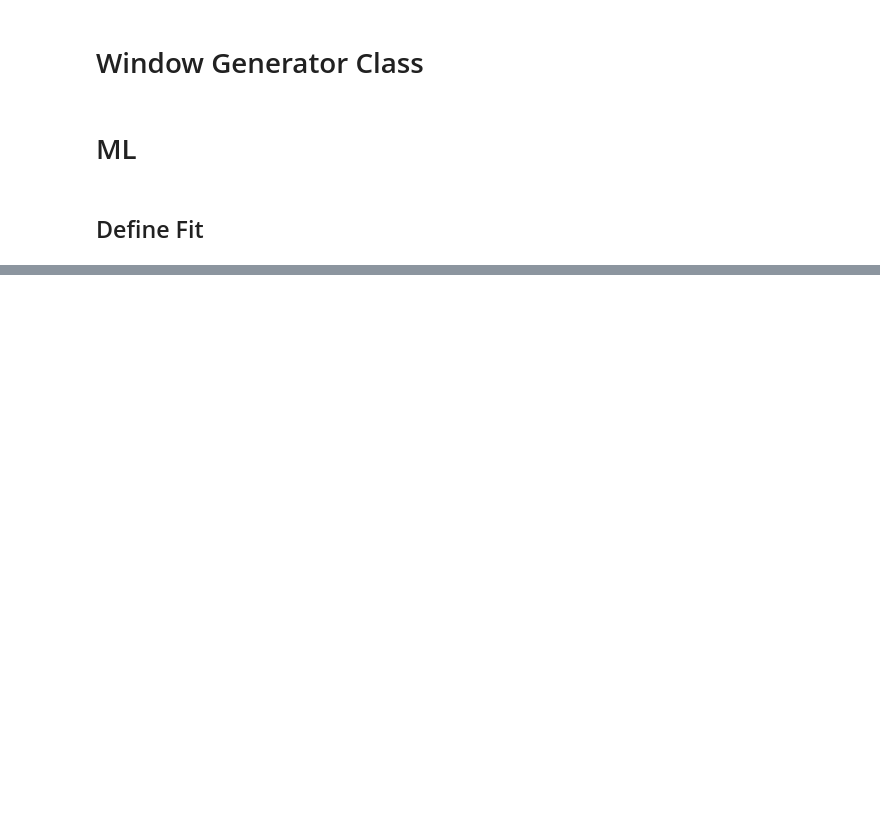
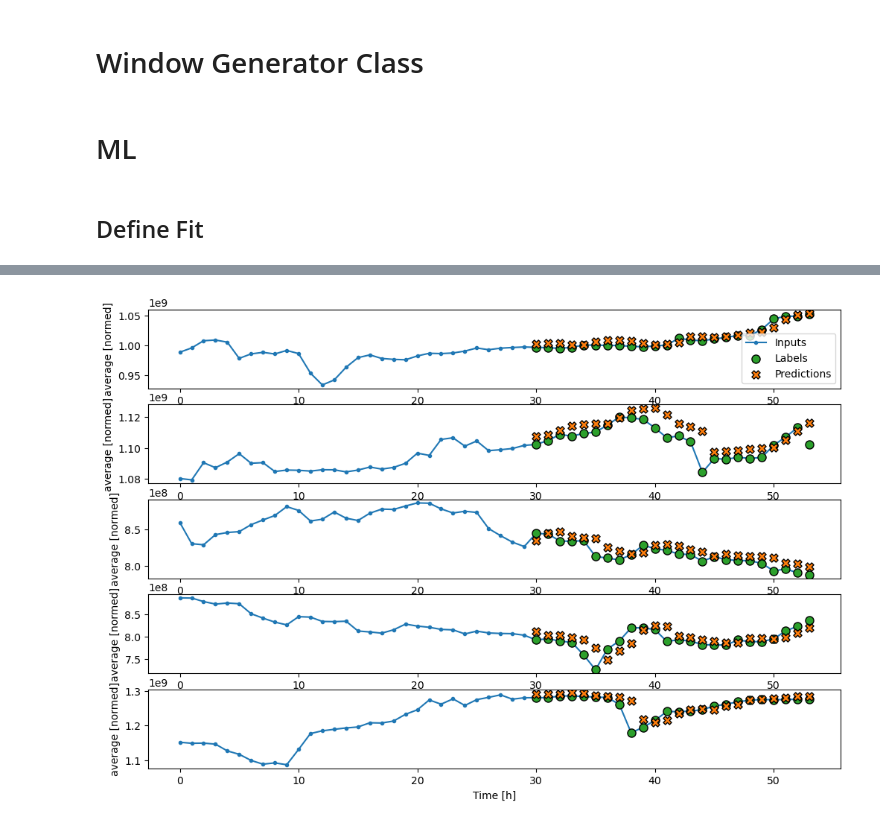
Before and after one commit to Ben10164/CPSC325-OSRS-Project, a Jupyter notebook: Predictor.ipynb, the cells around one changed output, grey strips where cells are left out. Cells and saved outputs as stored; diff of their text form; code cells hidden in the pictures; blank space fills up the shorter version.

```diff
--- a/Predictor.ipynb
+++ b/Predictor.ipynb
@@ -237,0 +319,10 @@ single_step_window
+# %%
+LABEL_WIDTH = 24
+INPUT_WIDTH = LABEL_WIDTH + (CONV_WIDTH - 1)
+wide_conv_window = WindowGenerator(
+    input_width=INPUT_WIDTH,
+    label_width=LABEL_WIDTH,
+    shift=1,
+    label_columns=['average'])
+
+wide_conv_window
@@ -268,0 +501,4 @@ test_df['average'].plot()
+# %%
+wide_conv_window.plot(conv_model)
+# %% [output]
+[figure, added]
```
Also changed, not shown: parts of 31 cells of this notebook.
